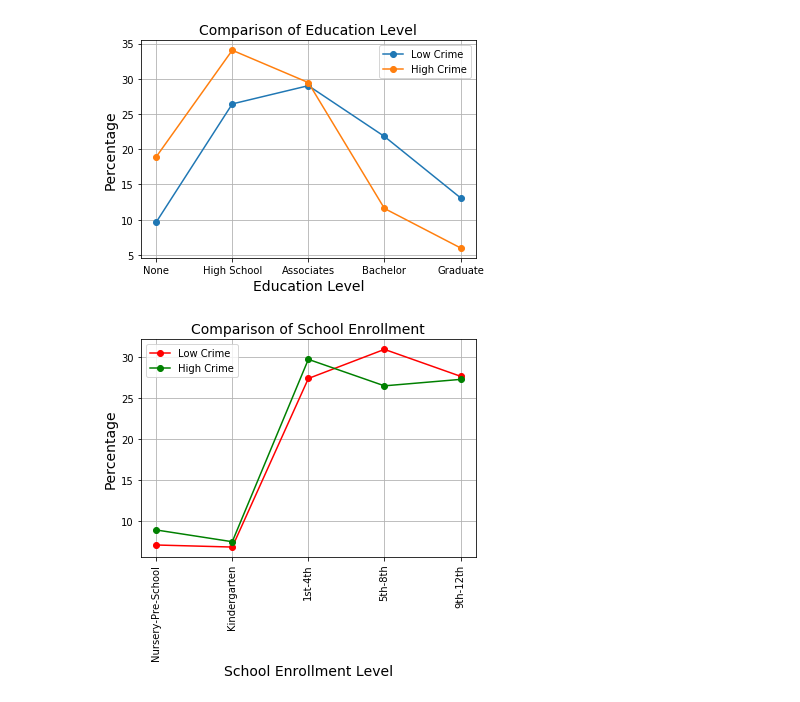
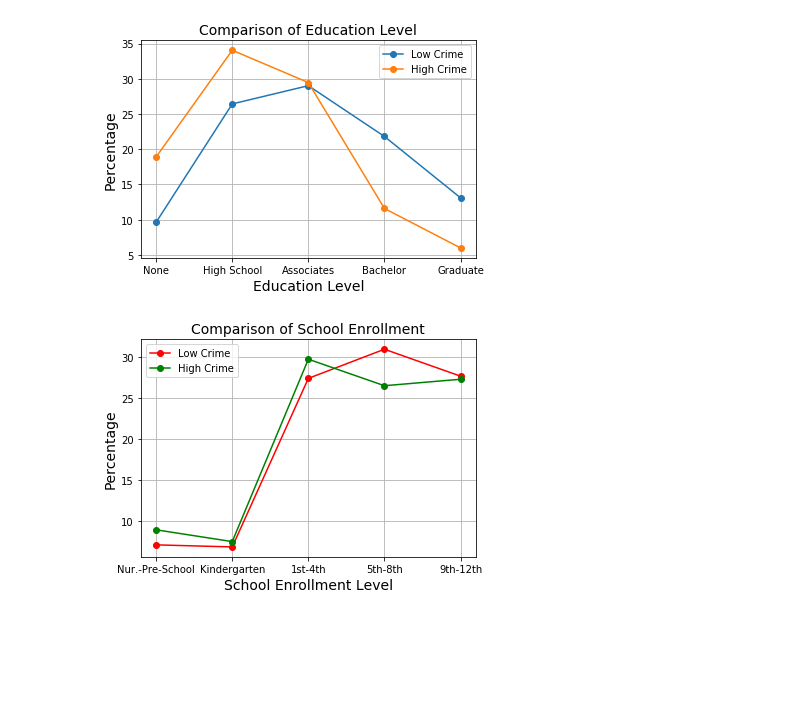
Before and after one commit to temidayo1234/National_ViolentCrime_Analysis, a Jupyter notebook: Analysis/Summary-Tables-Charts/Summary Tables Charts.ipynb, the cells around one changed output. Drawn from its saved outputs; the diff is of its cells as text; code cells hidden in the pictures; blank space fills up the shorter version.

Commit message:
Made chages to comparison of school enrollment's line chart

```diff
--- a/Analysis/Summary-Tables-Charts/Summary Tables Charts.ipynb
+++ b/Analysis/Summary-Tables-Charts/Summary Tables Charts.ipynb
@@ -397,33 +397,33 @@ schoolsummarytable=pd.read_csv("Data/school_summary_table.csv")
 lcn=schoolsummarytable["% Nursery-Pre-School"][0]
 lck=schoolsummarytable["% Kindergarten"][0]
 lc4=schoolsummarytable["% 1st-4th"][0]
 lc8=schoolsummarytable["% 5th-8th"][0]
 lc12=schoolsummarytable["% 9th-12th"][0]
 hcn=schoolsummarytable["% Nursery-Pre-School"][1]
 hck=schoolsummarytable["% Kindergarten"][1]
 hc4=schoolsummarytable["% 1st-4th"][1]
 hc8=schoolsummarytable["% 5th-8th"][1]
 hc12=schoolsummarytable["% 9th-12th"][1]
-newschool = {'School Enrollment':["Nursery-Pre-School","Kindergarten","1st-4th","5th-8th","9th-12th"],
+newschool = {'School Enrollment':["Nur.-Pre-School","Kindergarten","1st-4th","5th-8th","9th-12th"],
                 'Low Crime Cities': [lcn,lck,lc4,lc8,lc12],
                 'High Crime Cities': [hcn,hck,hc4,hc8,hc12]}
 newschool_df= pd.DataFrame(newschool)
 #plot line chart
 x_axis_data = np.arange(len(newschool_df["School Enrollment"]))
 tick_locations = [value for value in x_axis_data]
 low=newschool_df["Low Crime Cities"]
 high=newschool_df["High Crime Cities"]
 plt.plot(x_axis_data, low, label="Low Crime", marker='o', color='r')
 plt.plot(x_axis_data, high, label="High Crime", marker='o',color='g')
-plt.xticks(tick_locations, newschool_df["School Enrollment"],rotation="vertical")
+plt.xticks(tick_locations, newschool_df["School Enrollment"])
 plt.legend(loc='best')
 plt.title('Comparison of School Enrollment', fontsize=14)
 plt.xlabel('School Enrollment Level', fontsize=14)
 plt.ylabel('Percentage', fontsize=14)
 plt.grid(True)
 
 # Save our graph and show the graph
 plt.savefig("Results/schoolenrollment.png")
 plt.show()
 # %% [output]
-[figure, old version]
+[figure, new version]
```
Also changed, not shown: 1 other file.
